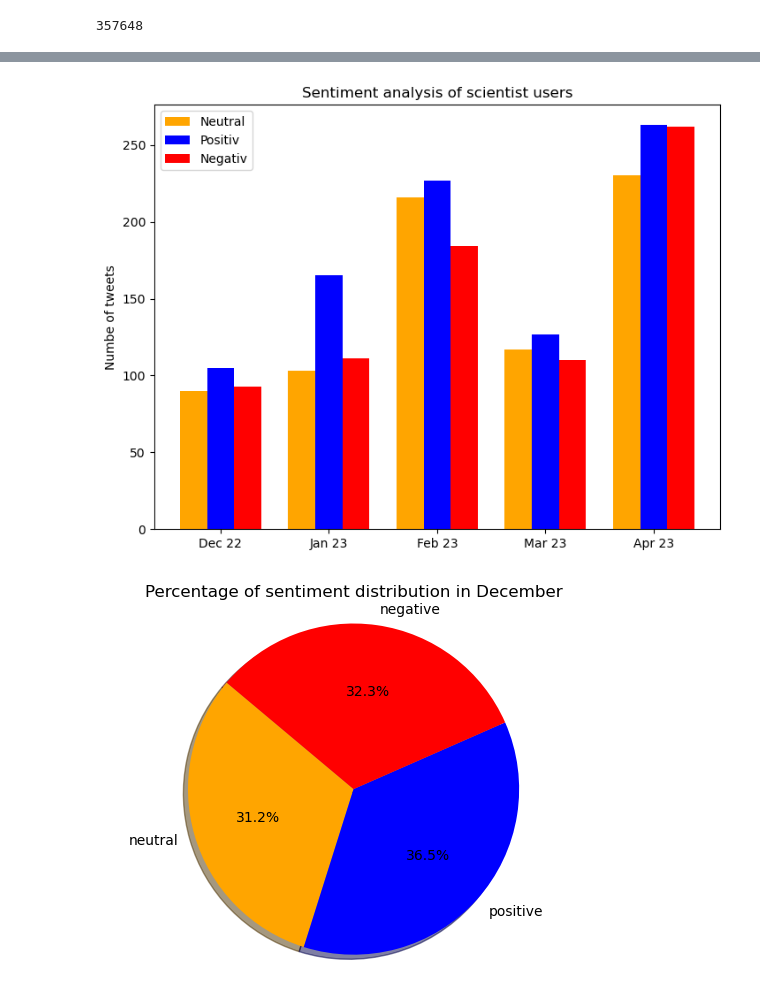
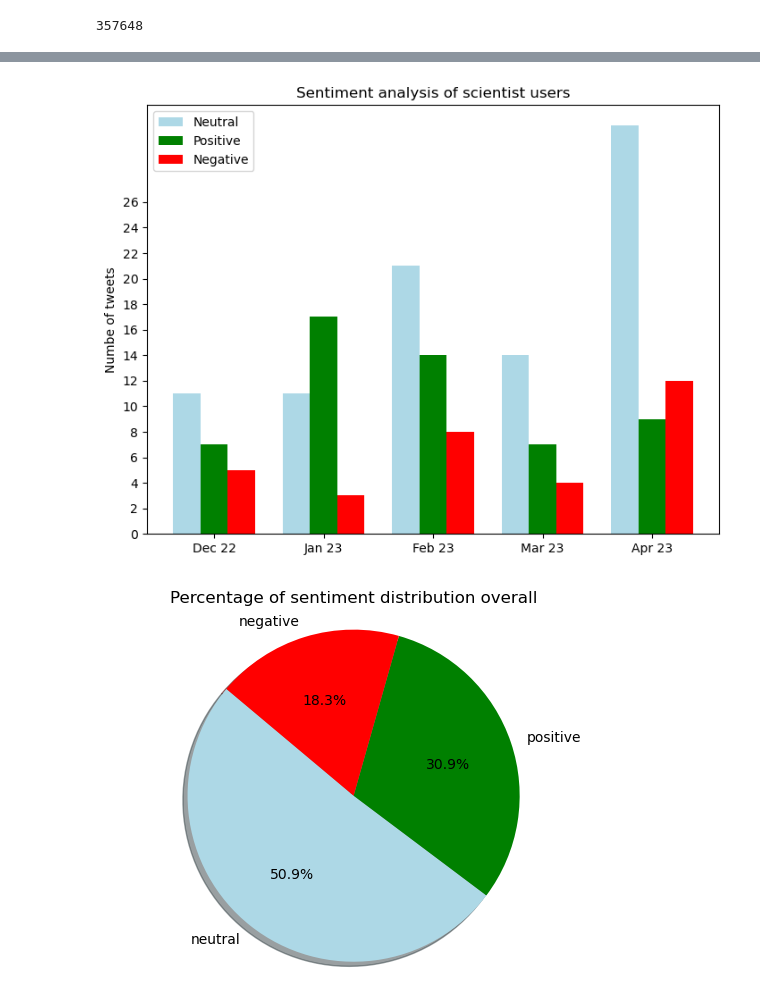
Before and after one commit to Ajkunas/computational-social-media, a Jupyter notebook: scientists_analysis.ipynb, the cells around one changed output, grey strips where cells are left out. Saved outputs shown, nothing was run; the diff lists cells and outputs as text; code cells hidden in the pictures.

Commit message:
Clean notebook, add sentiment analysis of first month

```diff
--- a/scientists_analysis.ipynb
+++ b/scientists_analysis.ipynb
@@ -653,31 +674,31 @@ Name: label, dtype: int64
 import numpy as np
 import matplotlib.pyplot as plt
 
-data = [[90, 103, 216, 117, 230], #neutral
-[105, 165, 227, 127, 263], #positiv
-[93, 111, 184, 110, 262]] #negativ
+data = [[11,11, 21, 14, 32], #neutral
+[7, 17, 14, 7, 9], #positiv
+[5, 3, 8, 4, 12]] #negativ
 X = np.arange(5)
 fig = plt.figure()
 ax = fig.add_axes([0,0,1,1])
-ax.bar(X - 0.25, data[0], color = 'orange', width = 0.25)
-ax.bar(X , data[1], color = 'b', width = 0.25)
+ax.bar(X - 0.25, data[0], color = 'lightblue', width = 0.25)
+ax.bar(X , data[1], color = 'g', width = 0.25)
 ax.bar(X + 0.25, data[2], color = 'r', width = 0.25)
 ax.set_ylabel('Numbe of tweets')
 ax.set_title('Sentiment analysis of scientist users')
 ax.set_xticks(X, ('Dec 22', 'Jan 23', 'Feb 23', 'Mar 23', 'Apr 23'))
-ax.set_yticks(np.arange(0, 260, 50))
-ax.legend(labels=['Neutral', 'Positiv', 'Negativ'])
+ax.set_yticks(np.arange(0, 28, 2))
+ax.legend(labels=['Neutral', 'Positive', 'Negative'])
 plt.show()
 # %% [output]
-[figure, old version]
+[figure, new version]
 # %%
 labels = ['neutral', 'positive', 'negative']
-sizes = [data[0][0], data[1][0], data[2][0]]
-colors = ['orange', 'blue', 'red']
+sizes = [89, 54, 32]
+colors = ['lightblue', 'green', 'red']
 
 plt.pie(sizes, labels=labels, colors=colors, autopct='%1.1f%%', shadow=True, startangle=140)
 plt.axis('equal')
-plt.title('Percentage of sentiment distribution in December')
+plt.title('Percentage of sentiment distribution overall')
 plt.show()
 # %% [output]
-[figure, old version]
+[figure, new version]
```
Also changed, not shown: parts of 138 cells of this notebook, 18 other files.
